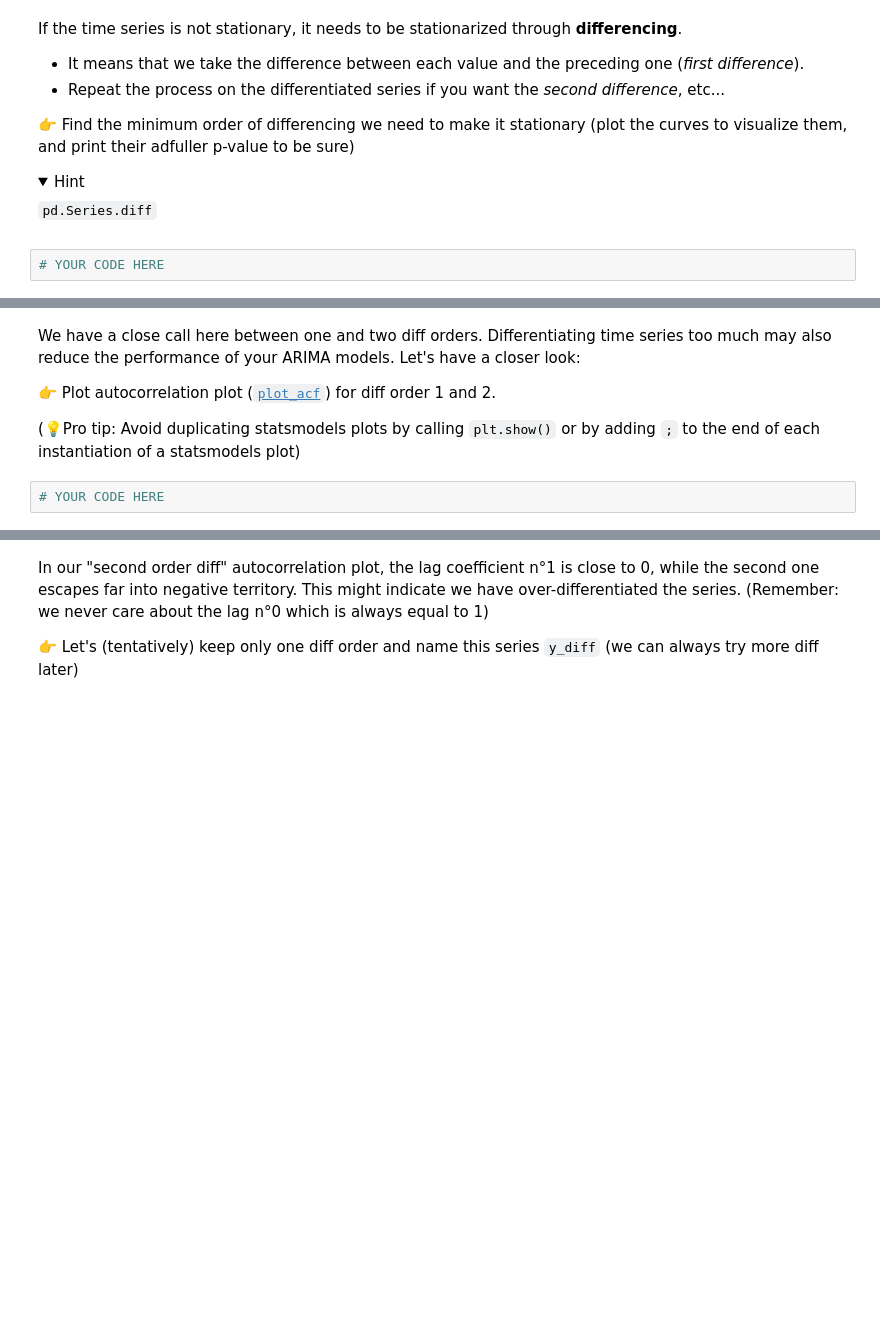
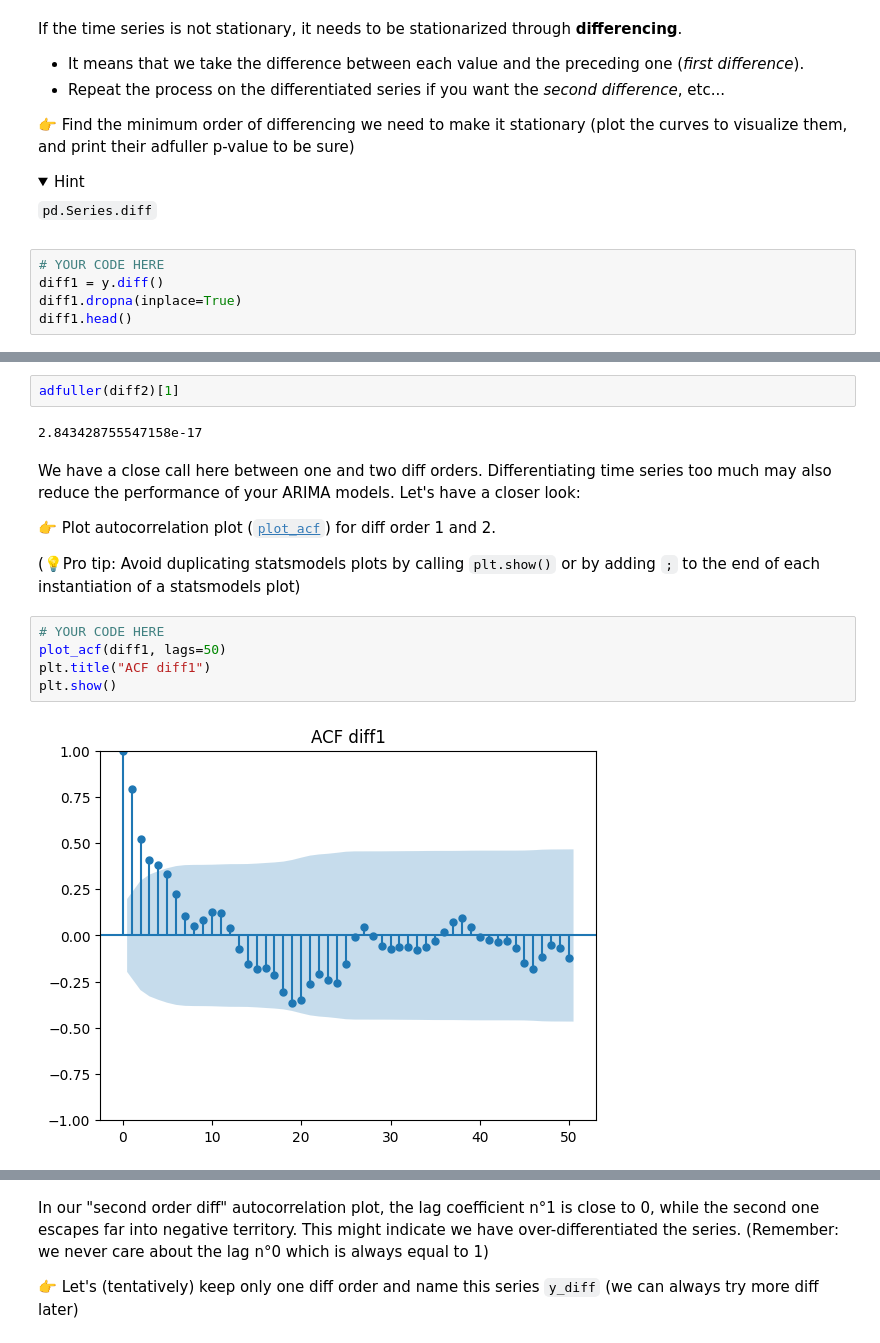
Before and after one commit to ninzyyy/lewagon, a Jupyter notebook: arima.ipynb, the cells around one changed output, grey strips where cells are left out. Drawn from its saved outputs; the diff is of its cells as text; folded sections open; blank space fills up the shorter version.

```diff
--- a/arima.ipynb
+++ b/arima.ipynb
@@ -56,3 +73,6 @@ If the time series is not stationary, it needs to be stationarized through **dif
 </details>
 # %%
 # YOUR CODE HERE
+diff1 = y.diff()
+diff1.dropna(inplace=True)
+diff1.head()
@@ -59,8 +101,17 @@ If the time series is not stationary, it needs to be stationarized through **dif
+# %%
+adfuller(diff2)[1]
+# %% [output]
+2.843428755547158e-17
 # %% [markdown]
 We have a close call here between one and two diff orders. Differentiating time series too much may also reduce the performance of your ARIMA models. Let's have a closer look:
 
 👉 Plot autocorrelation plot ([`plot_acf`](https://www.statsmodels.org/stable/generated/statsmodels.graphics.tsaplots.plot_acf.html)) for diff order 1 and 2.
 
 (💡Pro tip: Avoid duplicating statsmodels plots by calling `plt.show()` or by adding `;` to the end of each instantiation of a statsmodels plot)
-# %%
-# YOUR CODE HERE
+# %%
+# YOUR CODE HERE
+plot_acf(diff1, lags=50)
+plt.title("ACF diff1")
+plt.show()
+# %% [output]
+[figure, added]
```
Also changed, not shown: parts of 29 cells of this notebook.
